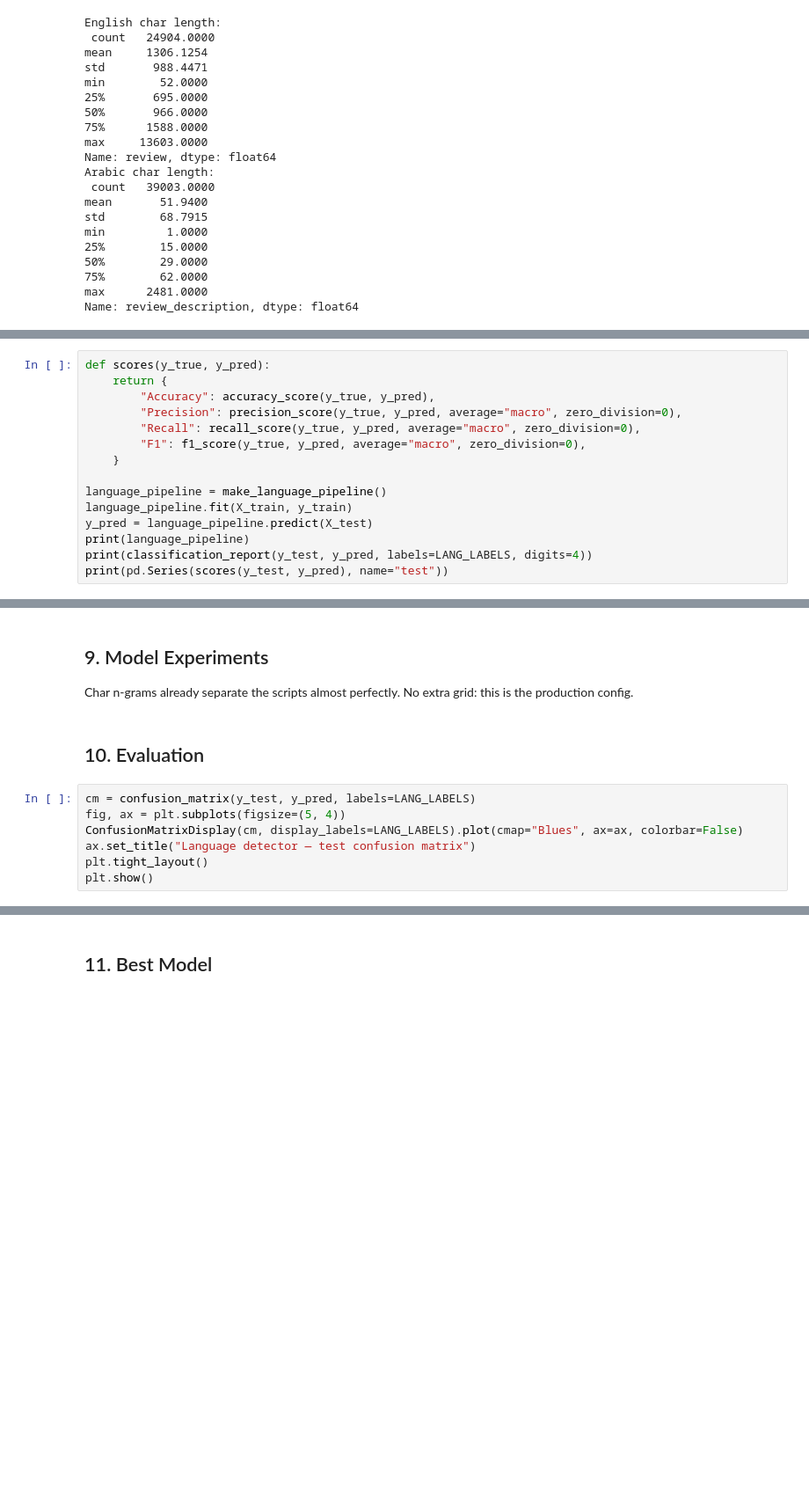
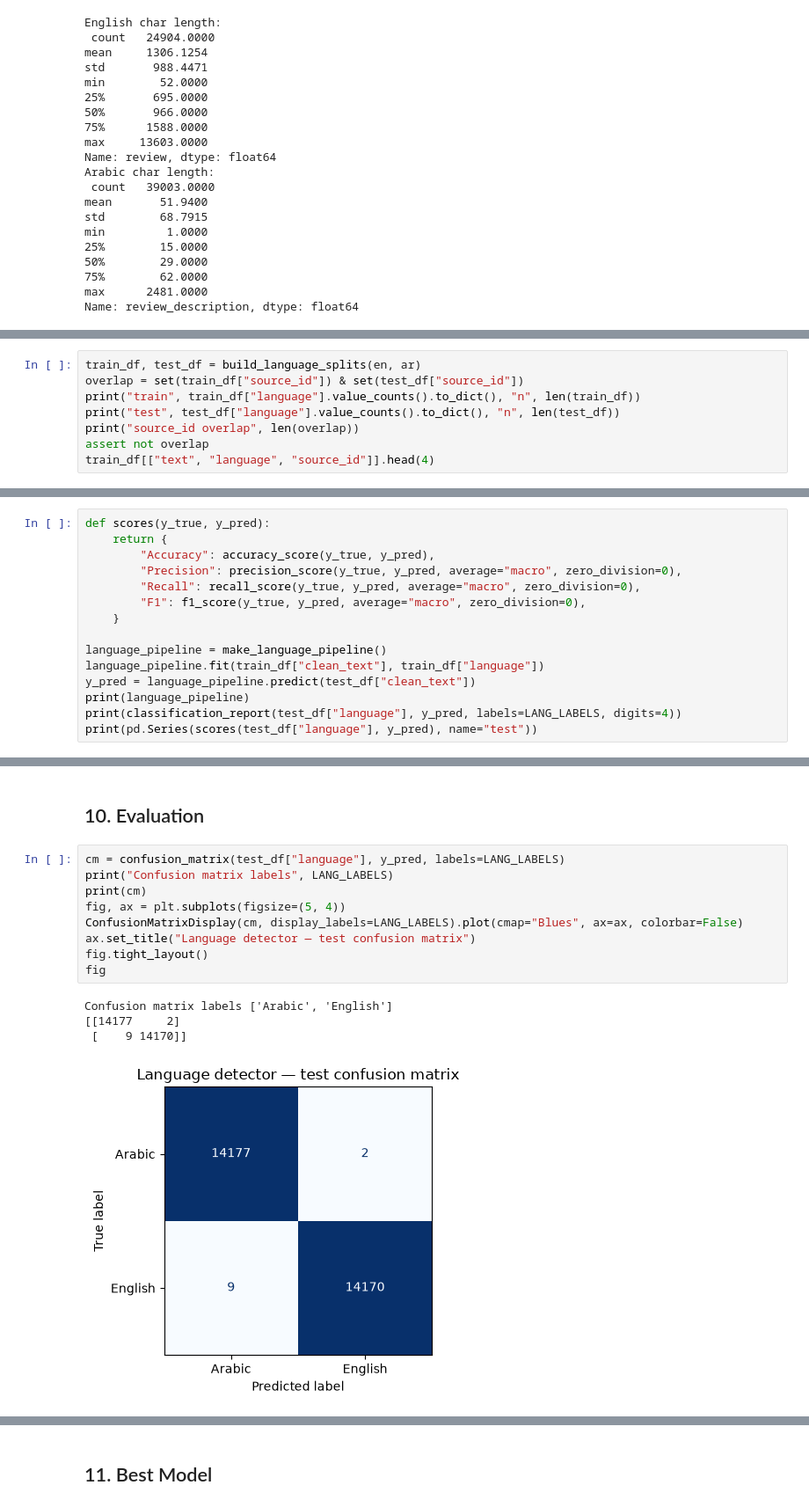
Before and after one commit to abdlrhmanv/IEEE-SSCS-AUSC-AI-Track, a Jupyter notebook: NLP/Week1/Project1/notebooks/Training_language_classifier.ipynb, the cells around one changed output, grey strips where cells are left out. Shown at 88% size. Drawn from its saved outputs; the diff is of its cells as text; blank space fills up the shorter version.

```diff
--- a/NLP/Week1/Project1/notebooks/Training_language_classifier.ipynb
+++ b/NLP/Week1/Project1/notebooks/Training_language_classifier.ipynb
@@ -140,0 +82,8 @@ Char TF-IDF + Linear SVM (the recommended classical detector).
+# %%
+train_df, test_df = build_language_splits(en, ar)
+overlap = set(train_df["source_id"]) & set(test_df["source_id"])
+print("train", train_df["language"].value_counts().to_dict(), "n", len(train_df))
+print("test", test_df["language"].value_counts().to_dict(), "n", len(test_df))
+print("source_id overlap", len(overlap))
+assert not overlap
+train_df[["text", "language", "source_id"]].head(4)
@@ -148,11 +120,11 @@ def scores(y_true, y_pred):
     }
 
 language_pipeline = make_language_pipeline()
-language_pipeline.fit(X_train, y_train)
-y_pred = language_pipeline.predict(X_test)
+language_pipeline.fit(train_df["clean_text"], train_df["language"])
+y_pred = language_pipeline.predict(test_df["clean_text"])
 print(language_pipeline)
-print(classification_report(y_test, y_pred, labels=LANG_LABELS, digits=4))
-print(pd.Series(scores(y_test, y_pred), name="test"))
+print(classification_report(test_df["language"], y_pred, labels=LANG_LABELS, digits=4))
+print(pd.Series(scores(test_df["language"], y_pred), name="test"))
 # %% [output]
 Pipeline(steps=[('tfidf',
                  TfidfVectorizer(analyzer='char', max_features=40000,
@@ -174,14 +146,17 @@ F1          0.9988
 Name: test, dtype: float64
-# %% [markdown]
-## 9. Model Experiments
-
-Char n-grams already separate the scripts almost perfectly. No extra grid: this is the production config.
 # %% [markdown]
 ## 10. Evaluation
 # %%
-cm = confusion_matrix(y_test, y_pred, labels=LANG_LABELS)
+cm = confusion_matrix(test_df["language"], y_pred, labels=LANG_LABELS)
+print("Confusion matrix labels", LANG_LABELS)
+print(cm)
 fig, ax = plt.subplots(figsize=(5, 4))
 ConfusionMatrixDisplay(cm, display_labels=LANG_LABELS).plot(cmap="Blues", ax=ax, colorbar=False)
 ax.set_title("Language detector — test confusion matrix")
-plt.tight_layout()
-plt.show()
+fig.tight_layout()
+fig
+# %% [output]
+Confusion matrix labels ['Arabic', 'English']
+[[14177     2]
+ [    9 14170]]
+[figure, added]
```
Also changed, not shown: parts of 27 cells of this notebook, 28 other files.
